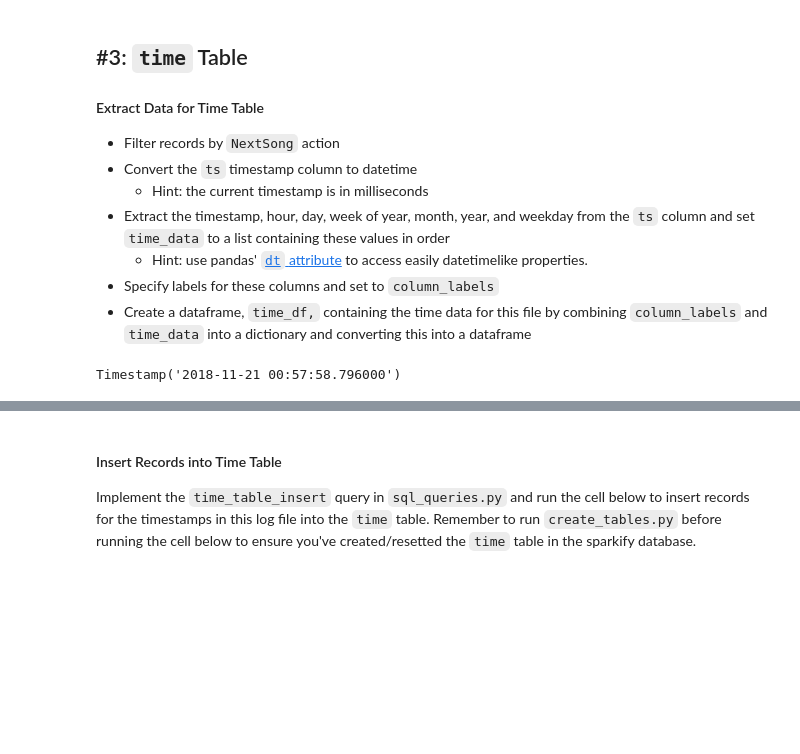
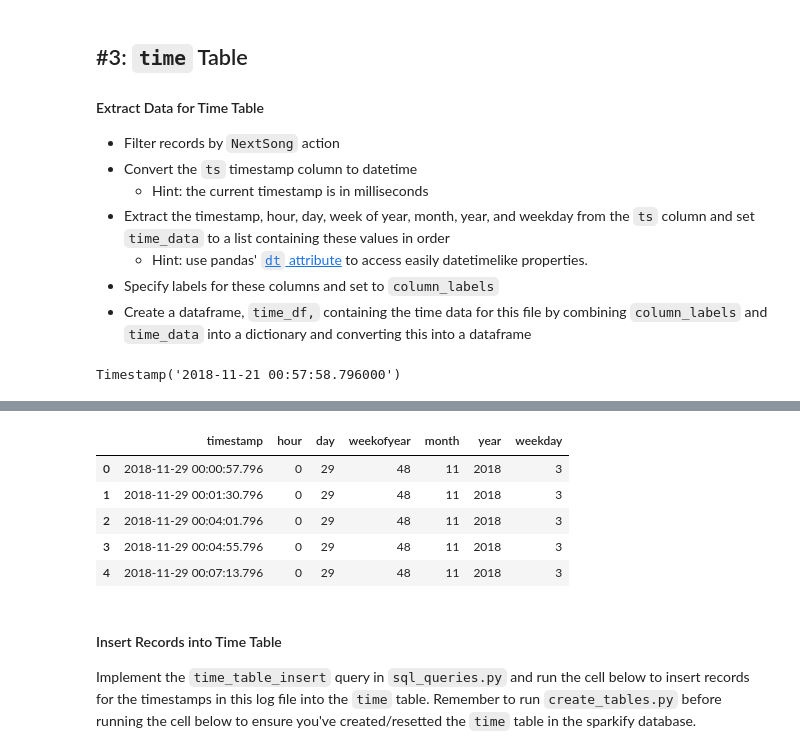
Before and after one commit to kjh7176/data_modeling_with_postgres, a Jupyter notebook: etl.ipynb, the cells around one changed output, grey strips where cells are left out. Drawn from its saved outputs; the diff is of its cells as text; code cells hidden in the pictures; blank space fills up the shorter version.

```diff
--- a/etl.ipynb
+++ b/etl.ipynb
@@ -120,6 +127,7 @@ pd.to_datetime(int('1542761878796'), unit='ms')
 Timestamp('2018-11-21 00:57:58.796000')
 # %%
 df = df[df['page'] == "NextSong"]
+df['ts'] = pd.to_datetime(df['ts'], unit='ms')
 df.head()
 # %% [output]
 |  | artist | auth | firstName | gender | itemInSession | lastName | length | level | location | method | ... |
@@ -140,6 +148,6 @@ t.head()
 Name: ts, dtype: datetime64[ns]
 # %%
+time_data = []
 for timestamp, hour, day, weekofyear, month, year, weekday in zip(t, t.dt.hour, t.dt.day, t.dt.weekofyear, t.dt.month, t.dt.year, t.dt.dayofweek):
-    time_data = (timestamp, hour, day, weekofyear, month, year, weekday)
-time_data
-#column_labels = ()
+    time_data.append((timestamp, hour, day, weekofyear, month, year, weekday))
+column_labels = ('timestamp', 'hour', 'day', 'weekofyear', 'month', 'year', 'weekday')
@@ -148,6 +174,13 @@ time_data
 # %%
-time_df =
+time_df = pd.DataFrame.from_records(time_data, columns = column_labels)
 time_df.head()
+# %% [output]
+|  | timestamp | hour | day | weekofyear | month | year | weekday |
+| 0 | 2018-11-29 00:00:57.796 | 0 | 29 | 48 | 11 | 2018 | 3 |
+| 1 | 2018-11-29 00:01:30.796 | 0 | 29 | 48 | 11 | 2018 | 3 |
+| 2 | 2018-11-29 00:04:01.796 | 0 | 29 | 48 | 11 | 2018 | 3 |
+| 3 | 2018-11-29 00:04:55.796 | 0 | 29 | 48 | 11 | 2018 | 3 |
+| 4 | 2018-11-29 00:07:13.796 | 0 | 29 | 48 | 11 | 2018 | 3 |
 # %% [markdown]
 #### Insert Records into Time Table
 Implement the `time_table_insert` query in `sql_queries.py` and run the cell below to insert records for the timestamps in this log file into the `time` table. Remember to run `create_tables.py` before running the cell below to ensure you've created/resetted the `time` table in the sparkify database.
```
Also changed, not shown: parts of 16 cells of this notebook.
